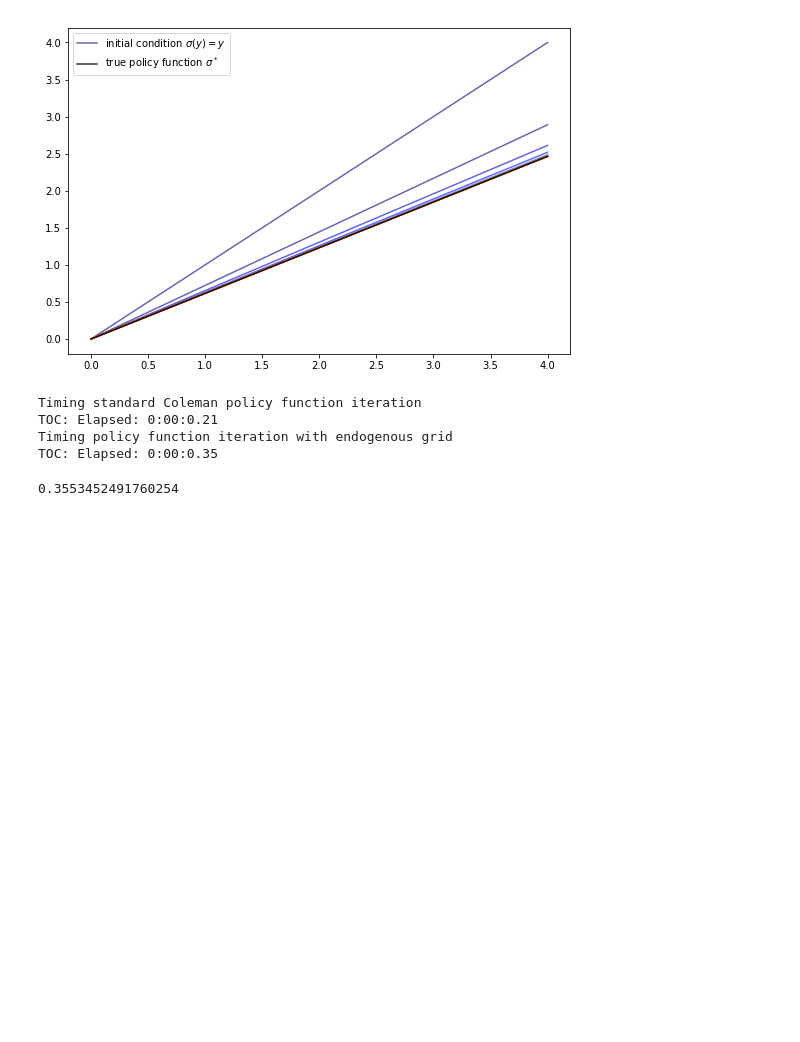
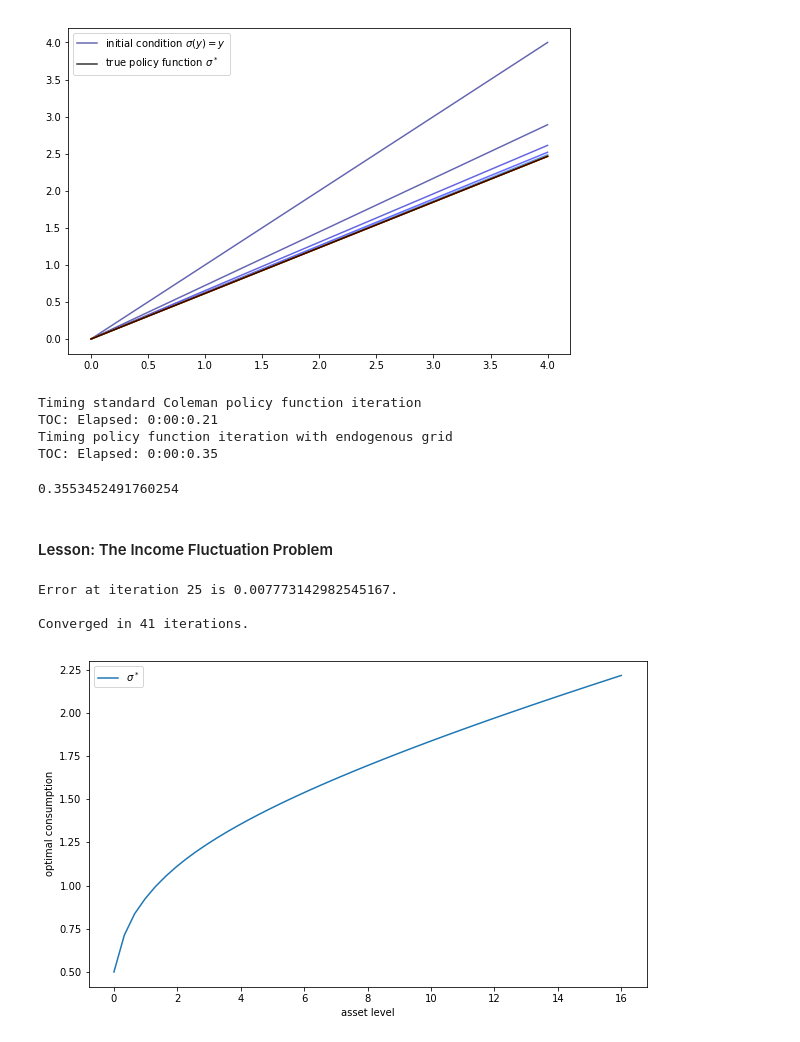
Before and after one commit to PanPip/QuantEcon_Tasks, a Jupyter notebook: Dynamic_programming.ipynb, the cells around one changed output. Saved outputs shown, nothing was run; the diff lists cells and outputs as text; code cells hidden in the pictures; blank space fills up the shorter version.

Commit message:
Started lesson on The Income Fluctuation Problem

```diff
--- a/Dynamic_programming.ipynb
+++ b/Dynamic_programming.ipynb
@@ -2510,3 +2510,5 @@ TOC: Elapsed: 0:00:0.21
 Timing policy function iteration with endogenous grid
 TOC: Elapsed: 0:00:0.35
 0.3553452491760254
+# %% [markdown]
+#### Lesson: The Income Fluctuation Problem
@@ -2512,0 +2523,23 @@ TOC: Elapsed: 0:00:0.35
+# %%
+class ConsumerProblem:
+    """
+    A class that stores primitives for the income fluctuation problem. The
+    income process is assumed to be a finite state Markov chain.
+    """
+    def __init__(self,
+                 r=0.01,                        # Interest rate
+                 β=0.96,                        # Discount factor
+                 Π=((0.6, 0.4),
+                    (0.05, 0.95)),              # Markov matrix for z_t
+                 z_vals=(0.5, 1.0),             # State space of z_t
+                 b=0,                           # Borrowing constraint
+                 grid_max=16,
+                 grid_size=50,
+                 u=np.log,                      # Utility function
+                 du=njit(lambda x: 1/x)):       # Derivative of utility
+
+        self.u, self.du = u, du
+        self.r, self.R = r, 1 + r
+        self.β, self.b = β, b
+        self.Π, self.z_vals = np.array(Π), tuple(z_vals)
+        self.asset_grid = np.linspace(-b, grid_max, grid_size)
@@ -2512,0 +2640,14 @@ TOC: Elapsed: 0:00:0.35
+# %%
+cp = ConsumerProblem()
+σ_star = solve_model(cp)
+
+fig, ax = plt.subplots(figsize=(10, 6))
+ax.plot(cp.asset_grid, σ_star[:, 0], label='$\sigma^*$')
+ax.set(xlabel='asset level', ylabel='optimal consumption')
+ax.legend()
+plt.show()
+# %% [output]
+Error at iteration 25 is 0.007773142982545167.
+
+Converged in 41 iterations.
+[figure, added]
```
Also changed, not shown: parts of 3 cells of this notebook.
